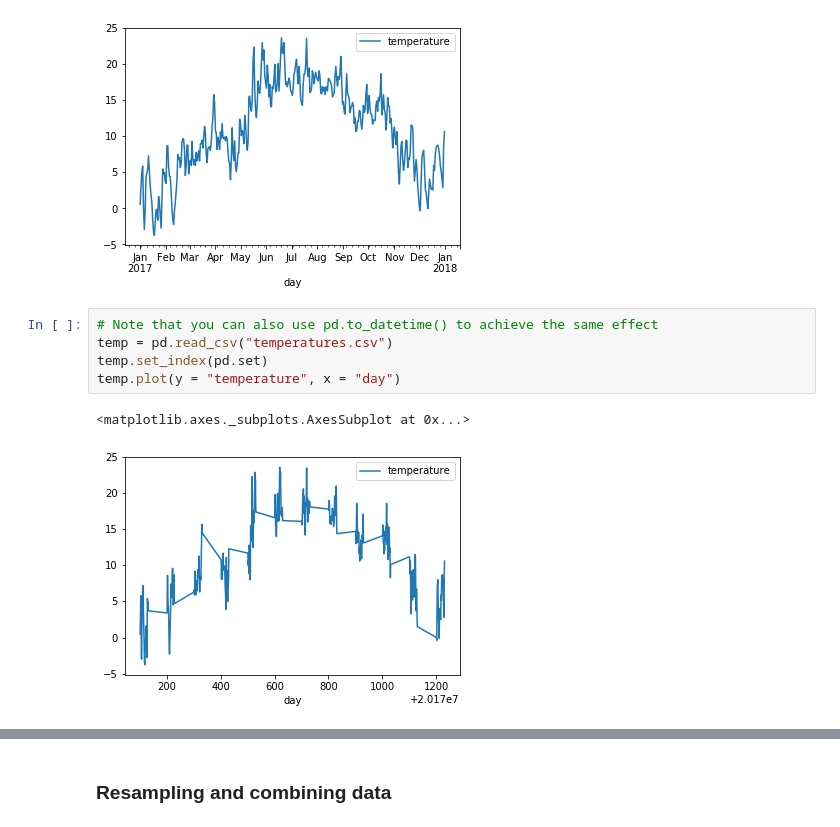
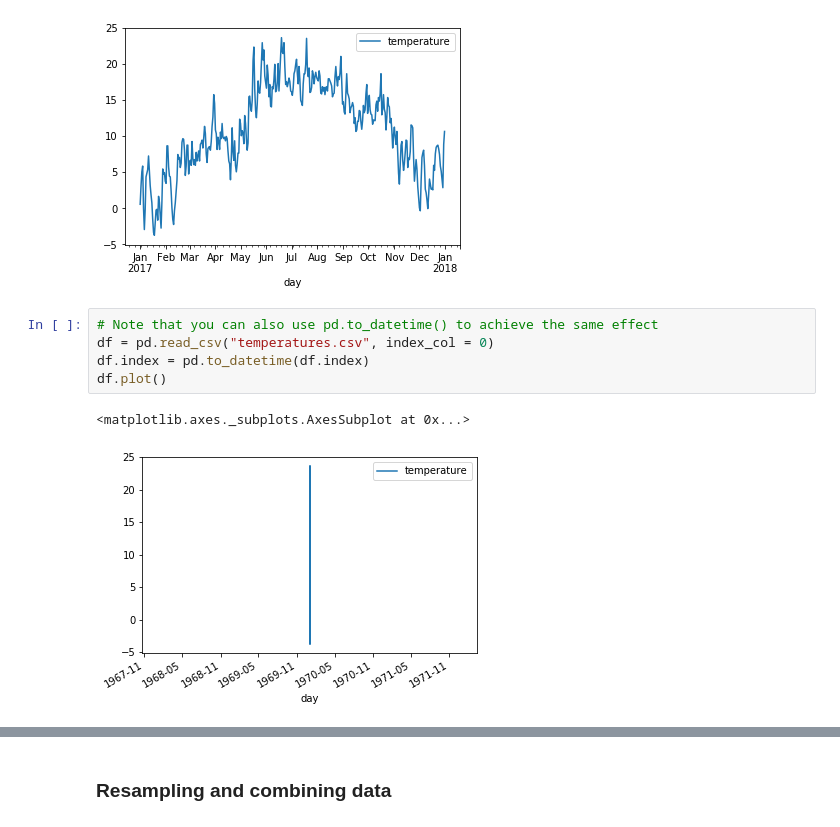
Before and after one commit to hay/hu-dsf, a Jupyter notebook: examples/examples-4.ipynb, the cells around one changed output, grey strips where cells are left out. Cells and saved outputs as stored; diff of their text form.

```diff
--- a/examples/examples-4.ipynb
+++ b/examples/examples-4.ipynb
@@ -543,9 +543,9 @@ temp.plot()
 [figure]
 # %%
 # Note that you can also use pd.to_datetime() to achieve the same effect
-temp = pd.read_csv("temperatures.csv")
-temp.set_index(pd.set)
-temp.plot(y = "temperature", x = "day")
+df = pd.read_csv("temperatures.csv", index_col = 0)
+df.index = pd.to_datetime(df.index)
+df.plot()
 # %% [output]
 <matplotlib.axes._subplots.AxesSubplot at 0x...>
-[figure, old version]
+[figure, new version]
```
Also changed, not shown: parts of 4 cells of this notebook.
